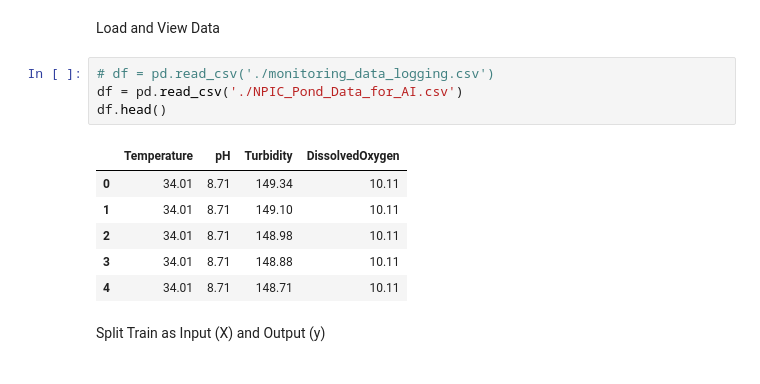
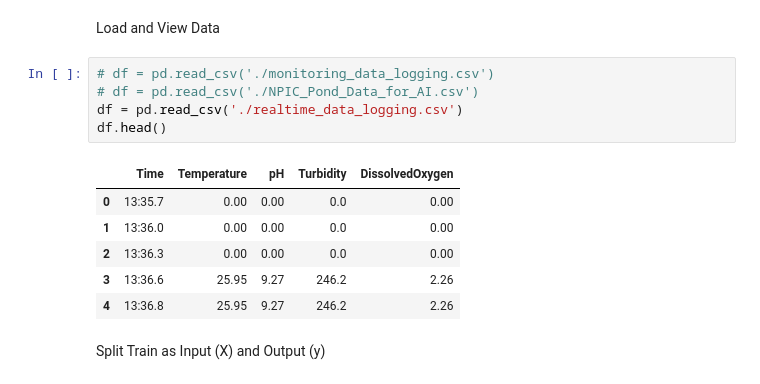
Before and after one commit to BoraNy/RMIT_Water_Monitoring_Firmware, a Jupyter notebook: Linear_Regression/data_linear_regression.ipynb, the cells around one changed output. Drawn from its saved outputs; the diff is of its cells as text.

```diff
--- a/Linear_Regression/data_linear_regression.ipynb
+++ b/Linear_Regression/data_linear_regression.ipynb
@@ -11,15 +11,16 @@ import pickle
 Load and View Data
 # %%
 # df = pd.read_csv('./monitoring_data_logging.csv')
-df = pd.read_csv('./NPIC_Pond_Data_for_AI.csv')
+# df = pd.read_csv('./NPIC_Pond_Data_for_AI.csv')
+df = pd.read_csv('./realtime_data_logging.csv')
 df.head()
 # %% [output]
-|  | Temperature | pH | Turbidity | DissolvedOxygen |
-| 0 | 34.01 | 8.71 | 149.34 | 10.11 |
-| 1 | 34.01 | 8.71 | 149.10 | 10.11 |
-| 2 | 34.01 | 8.71 | 148.98 | 10.11 |
-| 3 | 34.01 | 8.71 | 148.88 | 10.11 |
-| 4 | 34.01 | 8.71 | 148.71 | 10.11 |
+|  | Time | Temperature | pH | Turbidity | DissolvedOxygen |
+| 0 | 13:35.7 | 0.00 | 0.00 | 0.0 | 0.00 |
+| 1 | 13:36.0 | 0.00 | 0.00 | 0.0 | 0.00 |
+| 2 | 13:36.3 | 0.00 | 0.00 | 0.0 | 0.00 |
+| 3 | 13:36.6 | 25.95 | 9.27 | 246.2 | 2.26 |
+| 4 | 13:36.8 | 25.95 | 9.27 | 246.2 | 2.26 |
 # %% [markdown]
 Split Train as Input (X) and Output (y)
 # %%
```
Also changed, not shown: parts of 12 cells of this notebook, 11 other files.
